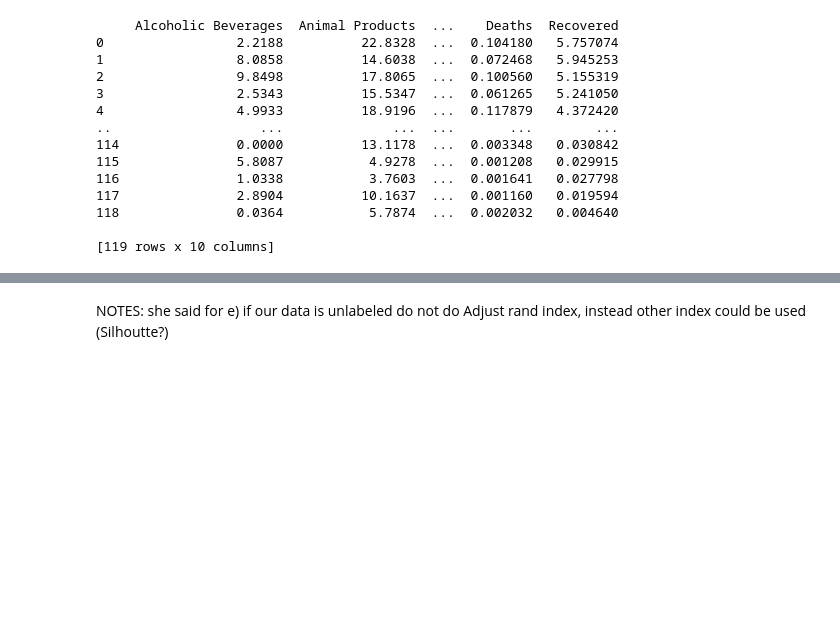
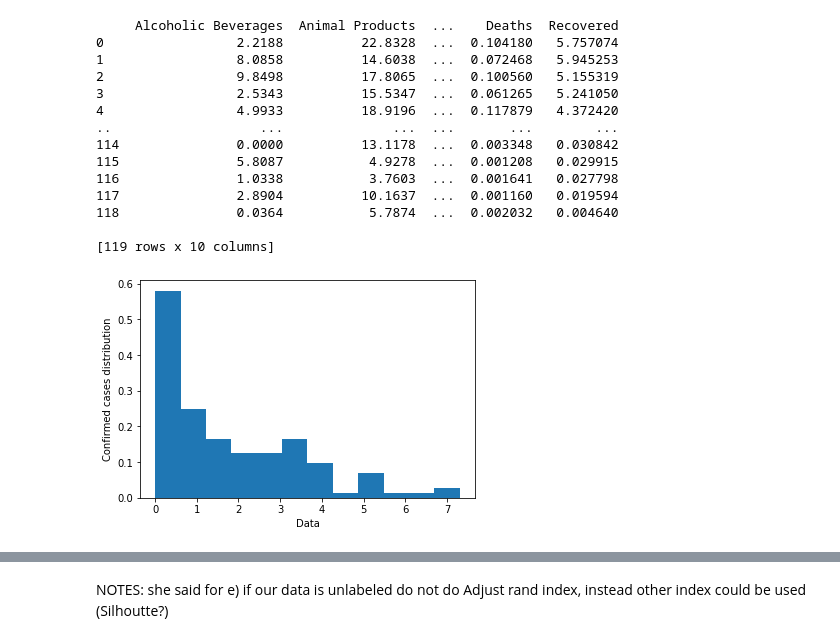
Before and after one commit to Migaalee/PAD, a Jupyter notebook: PAD_project1.ipynb, the cells around one changed output, grey strips where cells are left out. Drawn from its saved outputs; the diff is of its cells as text; code cells hidden in the pictures; blank space fills up the shorter version.

```diff
--- a/PAD_project1.ipynb
+++ b/PAD_project1.ipynb
@@ -1147,3 +1187,28 @@ print(data)
 118               0.0364           5.7874  ...  0.002032   0.004640
 
 [119 rows x 10 columns]
+# %%
+colors = ['b', 'orange', 'g', 'r', 'c', 'm', 'y', 'k', 'Brown', 'ForestGreen']
+
+#orgainze the data
+y_values = data['Confirmed']
+plt.hist(y_values, density=True, bins=12)  # density=False would make counts
+plt.ylabel('Confirmed cases distribution')
+plt.xlabel('Data')
+
+
+data['y_value_bins'] = pd.cut(x=y_values, bins=[0, 1, 3, 8])
+#print(data['Confirmed'],data['y_value_bins'])
+#data['y_value_bins'].unique() #check that everything binned correctly
+#data['covid_classes'] = pd.cut(x=y_values, bins=[0, 1, 3, 8], labels=['low', 'medium', 'high'])
+data['covid_classes'] = pd.cut(x=y_values, bins=[0, 0.5, 1.5, 8], labels=['low', 'medium', 'high'])
+
+
+target=data['covid_classes']
+#print(data['Confirmed'],data['y_value_bins'], data['covid_classes'])
+
+
+x_fpc = data[['Alcoholic Beverages','Animal Products','Fish, Seafood','Stimulants','Sugar & Sweeteners','Vegetal Products','Obesity']].values
+#print(x_fpc)
+# %% [output]
+[figure, added]
```
Also changed, not shown: parts of 16 cells of this notebook.
